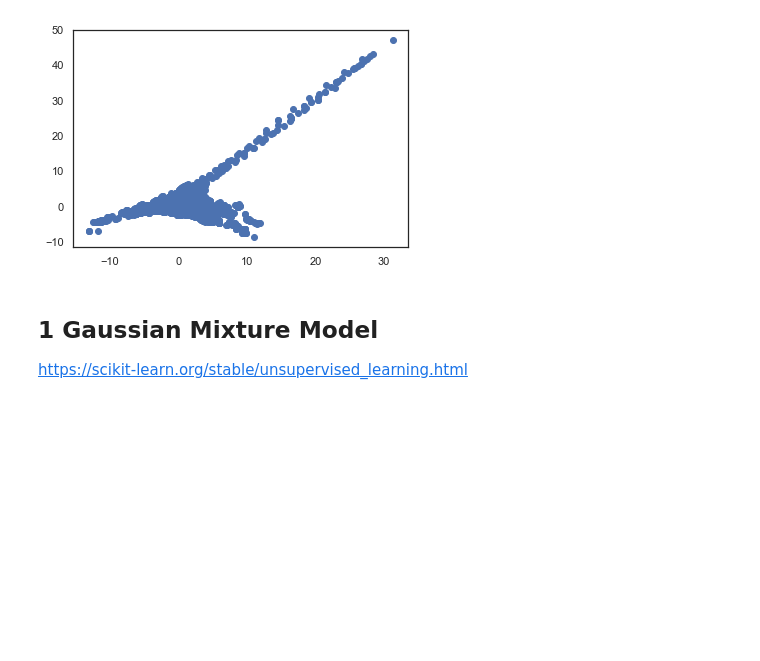
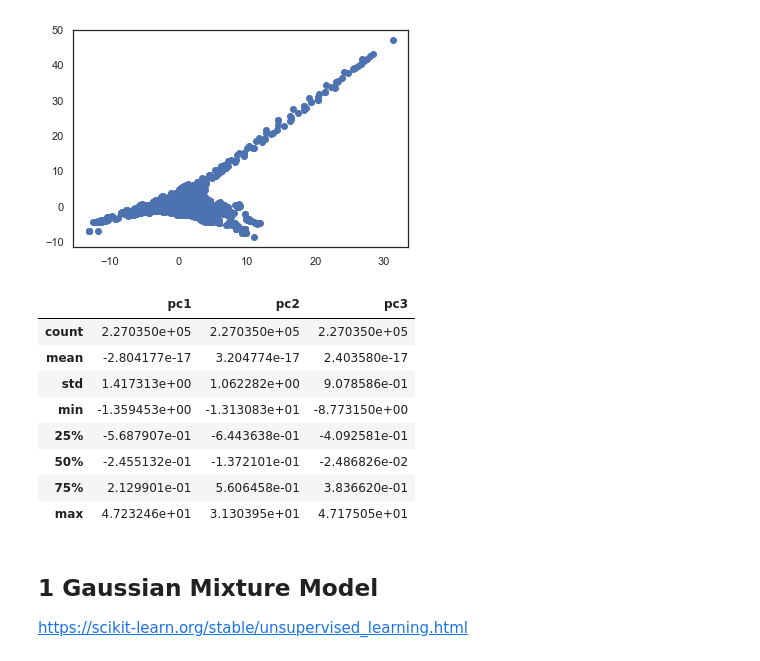
Before and after one commit to valeporti/stg_ete, a Jupyter notebook: test_1.ipynb, the cells around one changed output. Saved outputs shown, nothing was run; the diff lists cells and outputs as text; code cells hidden in the pictures; blank space fills up the shorter version.

Commit message:
ended k means study

```diff
--- a/test_1.ipynb
+++ b/test_1.ipynb
@@ -418,3 +429,15 @@ plt.close()
 [figure]
 [figure]
 [figure]
+# %%
+principalDf.describe()
+# %% [output]
+|  | pc1 | pc2 | pc3 |
+| count | 2.270350e+05 | 2.270350e+05 | 2.270350e+05 |
+| mean | -2.804177e-17 | 3.204774e-17 | 2.403580e-17 |
+| std | 1.417313e+00 | 1.062282e+00 | 9.078586e-01 |
+| min | -1.359453e+00 | -1.313083e+01 | -8.773150e+00 |
+| 25% | -5.687907e-01 | -6.443638e-01 | -4.092581e-01 |
+| 50% | -2.455132e-01 | -1.372101e-01 | -2.486826e-02 |
+| 75% | 2.129901e-01 | 5.606458e-01 | 3.836620e-01 |
+| max | 4.723246e+01 | 3.130395e+01 | 4.717505e+01 |
```
Also changed, not shown: parts of 18 cells of this notebook.
